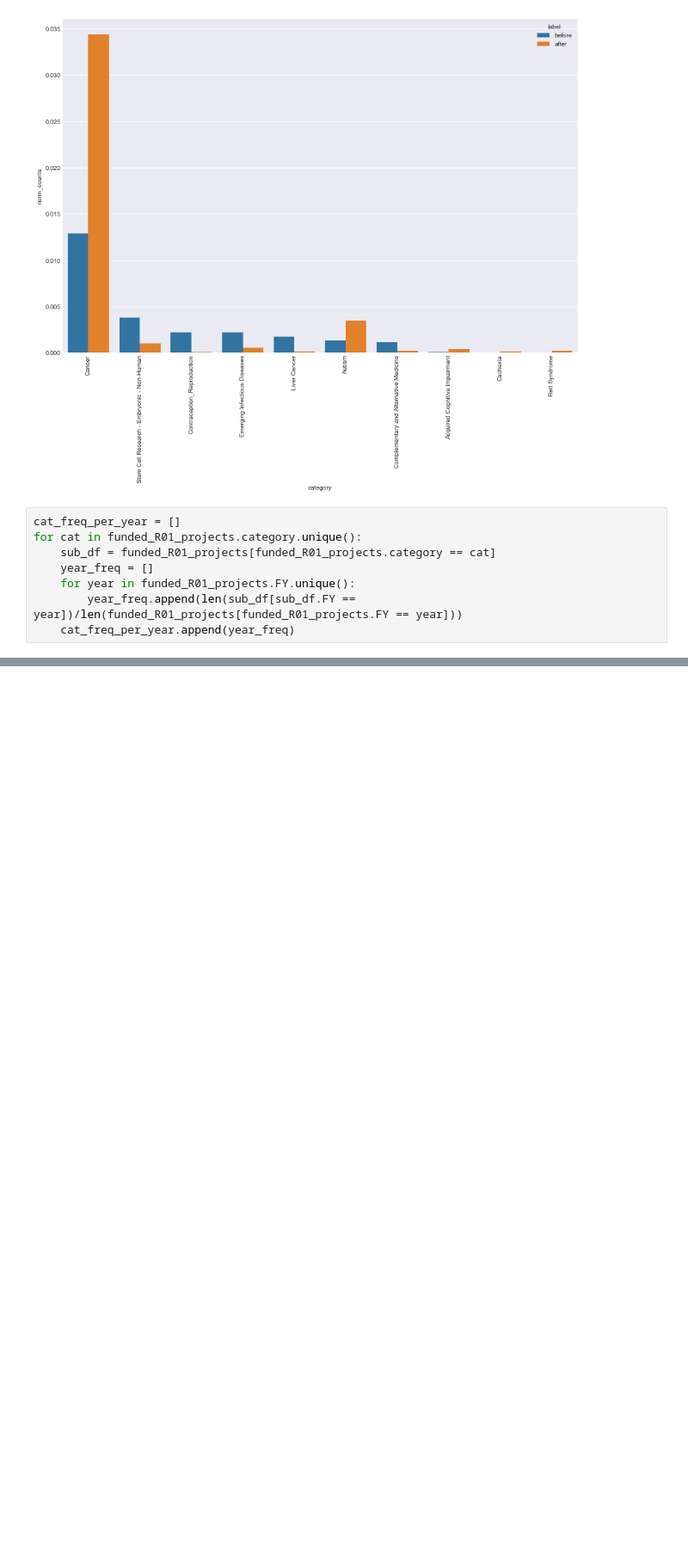
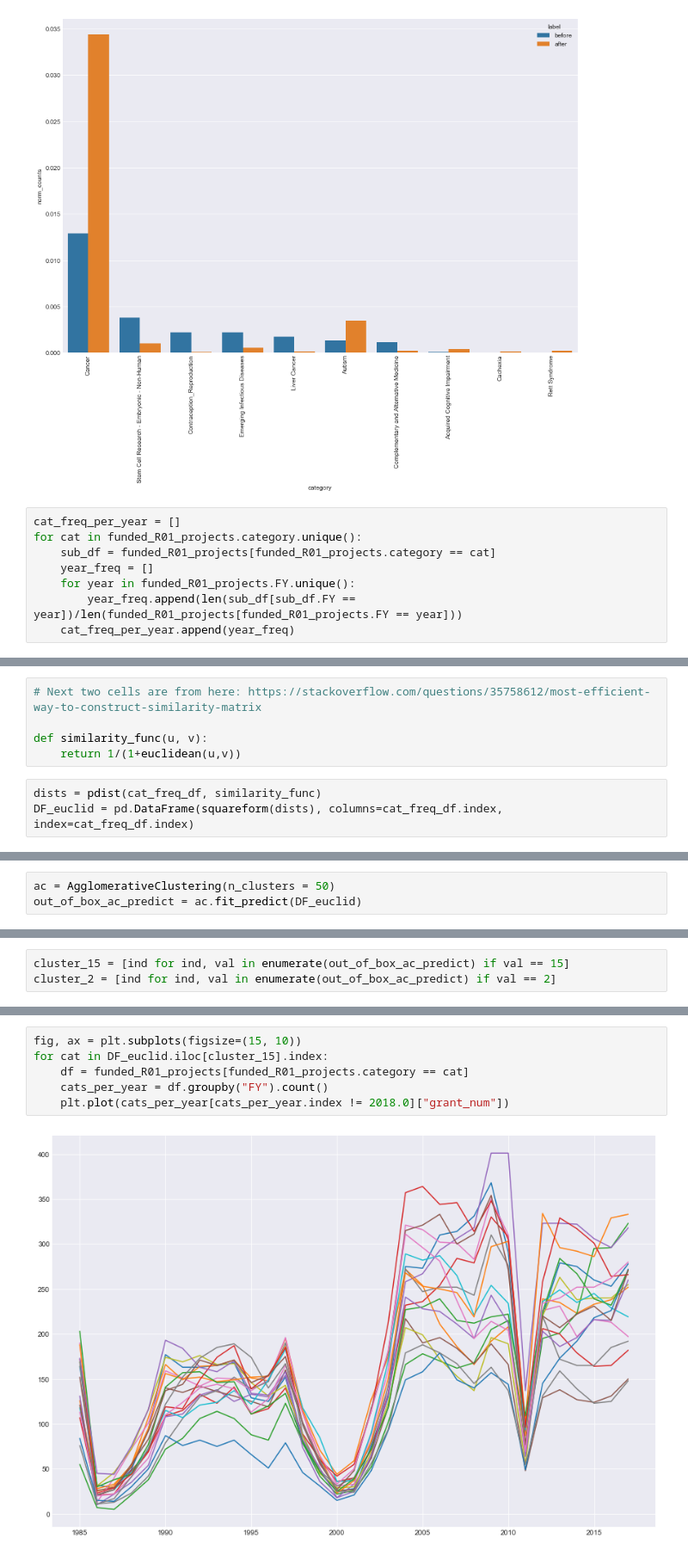
Before and after one commit to raom1/NIH-grants, a Jupyter notebook: funding_topic_analysis_2.ipynb, the cells around one changed output, grey strips where cells are left out. Shown at 86% size. Saved outputs shown, nothing was run; the diff lists cells and outputs as text; blank space fills up the shorter version.

Commit message:
clustered categories based on changes over time.

```diff
--- a/funding_topic_analysis_2.ipynb
+++ b/funding_topic_analysis_2.ipynb
@@ -755,0 +786,8 @@ cat_freq_array = np.array(cat_freq_per_year)
+# %%
+# Next two cells are from here: https://stackoverflow.com/questions/35758612/most-efficient-way-to-construct-similarity-matrix
+
+def similarity_func(u, v):
+    return 1/(1+euclidean(u,v))
+# %%
+dists = pdist(cat_freq_df, similarity_func)
+DF_euclid = pd.DataFrame(squareform(dists), columns=cat_freq_df.index, index=cat_freq_df.index)
@@ -755,0 +815,3 @@ cat_freq_array = np.array(cat_freq_per_year)
+# %%
+ac = AgglomerativeClustering(n_clusters = 50)
+out_of_box_ac_predict = ac.fit_predict(DF_euclid)
@@ -755,0 +838,3 @@ cat_freq_array = np.array(cat_freq_per_year)
+# %%
+cluster_15 = [ind for ind, val in enumerate(out_of_box_ac_predict) if val == 15]
+cluster_2 = [ind for ind, val in enumerate(out_of_box_ac_predict) if val == 2]
@@ -755,0 +851,8 @@ cat_freq_array = np.array(cat_freq_per_year)
+# %%
+fig, ax = plt.subplots(figsize=(15, 10))
+for cat in DF_euclid.iloc[cluster_15].index:
+    df = funded_R01_projects[funded_R01_projects.category == cat]
+    cats_per_year = df.groupby("FY").count()
+    plt.plot(cats_per_year[cats_per_year.index != 2018.0]["grant_num"])
+# %% [output]
+[figure, added]
```
Also changed, not shown: parts of 35 cells of this notebook.
